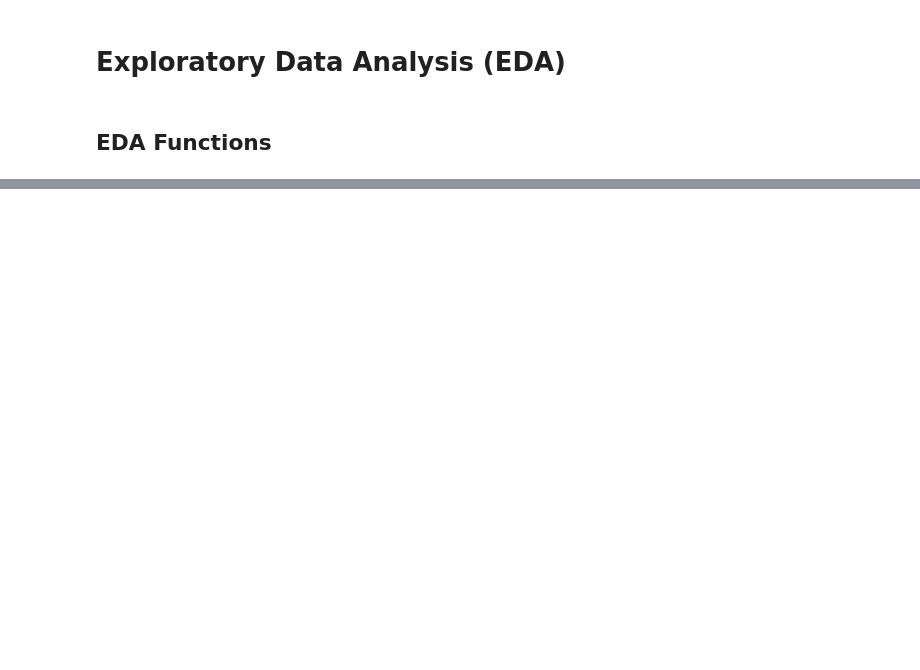
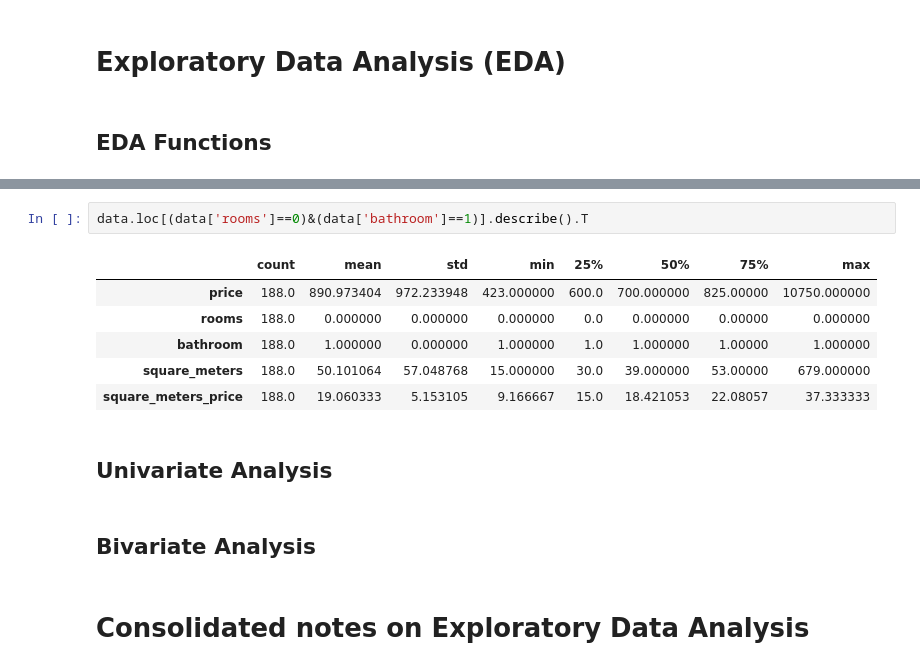
Before and after one commit to otrocarlosmartinez/PROJECT1, a Jupyter notebook: PROJECT1_TEAM2_CM.ipynb, the cells around one changed output, grey strips where cells are left out. Saved outputs shown, nothing was run; the diff lists cells and outputs as text; blank space fills up the shorter version.

```diff
--- a/PROJECT1_TEAM2_CM.ipynb
+++ b/PROJECT1_TEAM2_CM.ipynb
@@ -140,0 +370,15 @@ df.describe(include="all").T # statistical summary of the data.
+# %%
+data.loc[(data['rooms']==0)&(data['bathroom']==1)].describe().T
+# %% [output]
+|  | count | mean | std | min | 25% | 50% | 75% | max |
+| price | 188.0 | 890.973404 | 972.233948 | 423.000000 | 600.0 | 700.000000 | 825.00000 | 10750.000000 |
+| rooms | 188.0 | 0.000000 | 0.000000 | 0.000000 | 0.0 | 0.000000 | 0.00000 | 0.000000 |
+| bathroom | 188.0 | 1.000000 | 0.000000 | 1.000000 | 1.0 | 1.000000 | 1.00000 | 1.000000 |
+| square_meters | 188.0 | 50.101064 | 57.048768 | 15.000000 | 30.0 | 39.000000 | 53.00000 | 679.000000 |
+| square_meters_price | 188.0 | 19.060333 | 5.153105 | 9.166667 | 15.0 | 18.421053 | 22.08057 | 37.333333 |
+# %% [markdown]
+## Univariate Analysis
+# %% [markdown]
+## Bivariate Analysis
+# %% [markdown]
+# Consolidated notes on Exploratory Data Analysis
```
Also changed, not shown: parts of 22 cells of this notebook.
